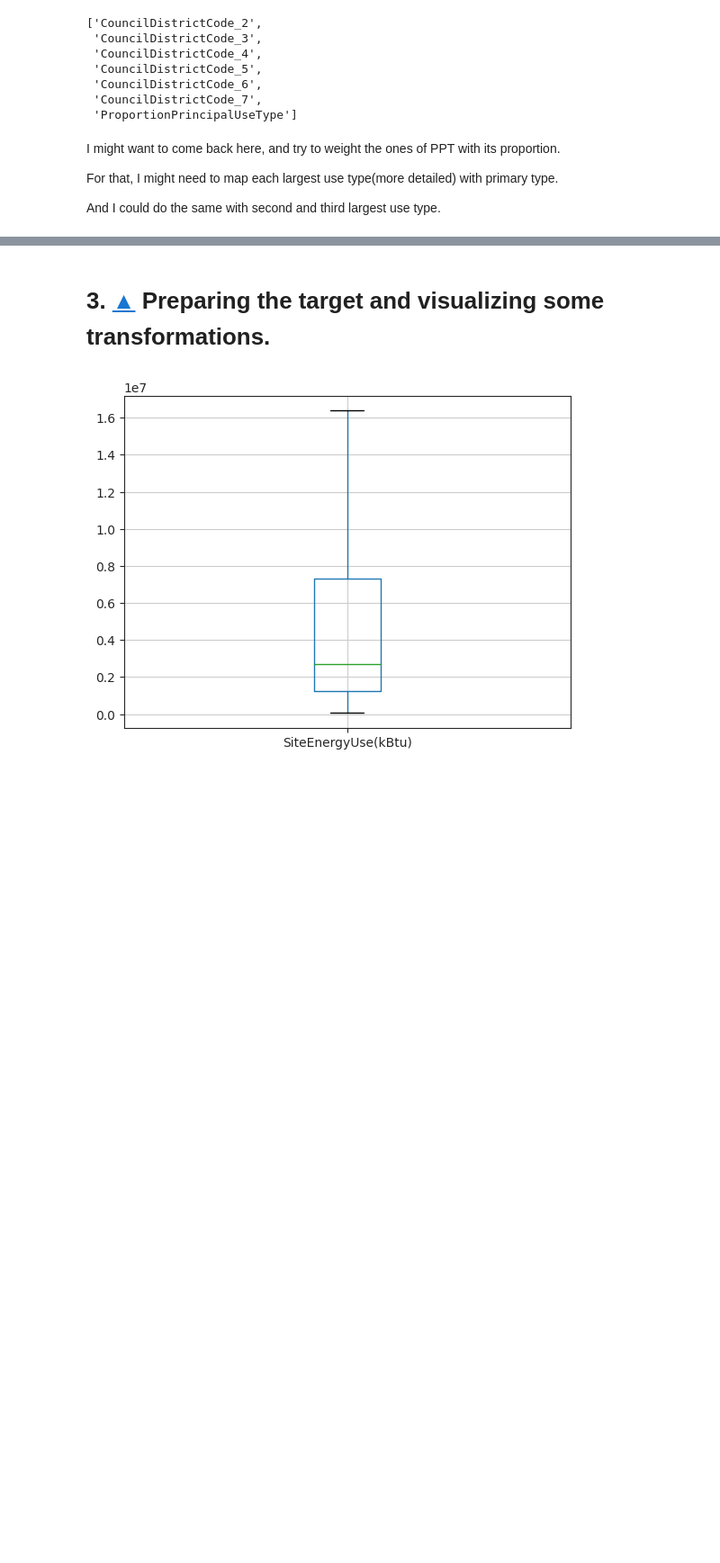
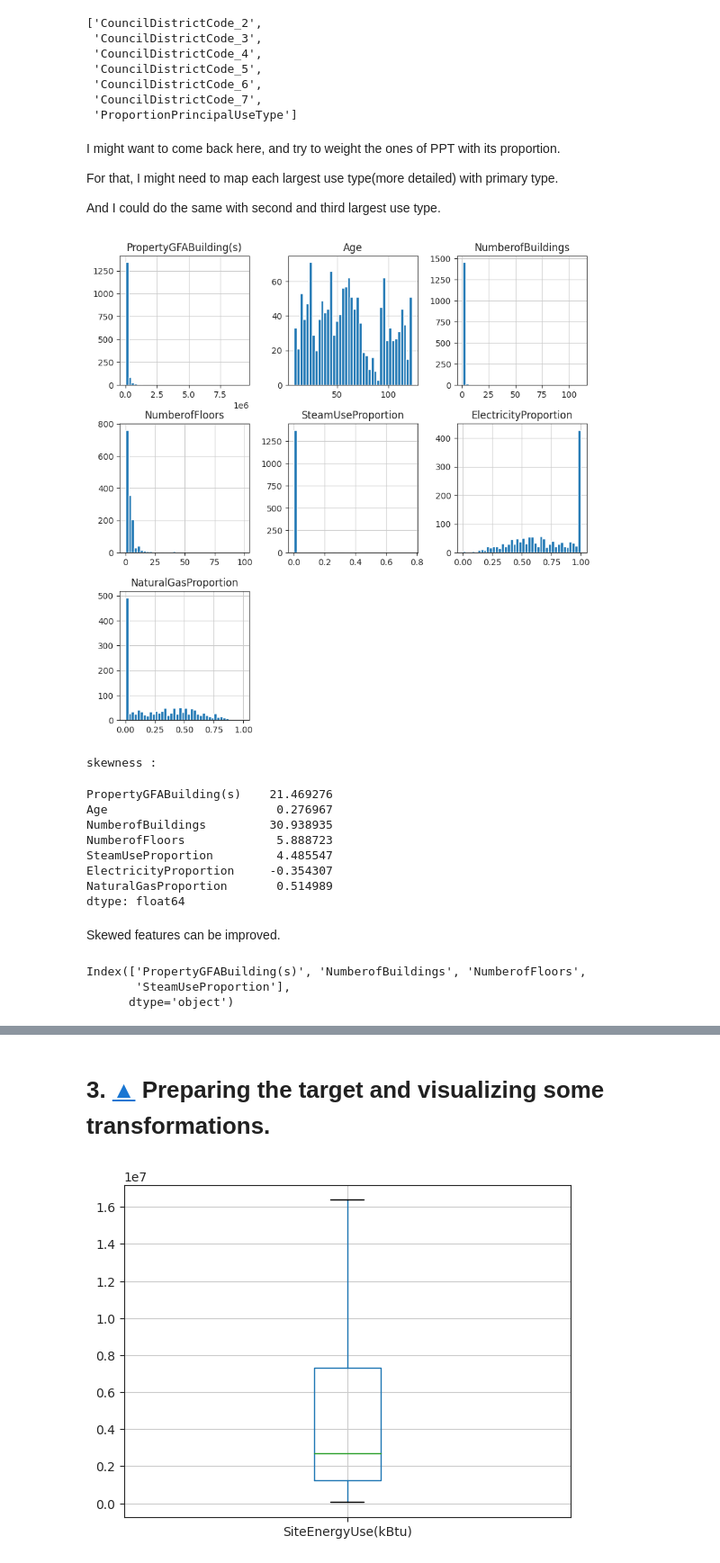
Before and after one commit to JulienfLeBoucher/OC_environmental_predictions, a Jupyter notebook: total_energy_predictions.ipynb, the cells around one changed output, grey strips where cells are left out. Shown at 90% size. Cells and saved outputs as stored; diff of their text form; code cells hidden in the pictures; blank space fills up the shorter version.

```diff
--- a/total_energy_predictions.ipynb
+++ b/total_energy_predictions.ipynb
@@ -222,19 +229,18 @@ PPT_fts = ["PrimaryPropertyType_" + cat for cat in PPT_categories[1:]]
 geo_categories = geo_encoder.categories_[0]
 geo_fts = ["CouncilDistrictCode_" + str(cat) for cat in geo_categories[1:]]
 
-core_fts = [
-    *[
-        "PropertyGFABuilding(s)",
-        "Age",
-        "NumberofBuildings",
-        "NumberofFloors",
-        "SteamUseProportion",
-        "ElectricityProportion",
-        "NaturalGasProportion",
-    ],
-    *PPT_fts,
+num_fts = [
+    "PropertyGFABuilding(s)",
+    "Age",
+    "NumberofBuildings",
+    "NumberofFloors",
+    "SteamUseProportion",
+    "ElectricityProportion",
+    "NaturalGasProportion",
 ]
 
+core_fts = [*num_fts, *PPT_fts]
+
 additional_fts = [*geo_fts, "ProportionPrincipalUseType"]
 # %%
 core_fts
@@ -272,3 +278,32 @@ I might want to come back here, and try to weight the ones of PPT with its propo
 For that, I might need to map each largest use type(more detailed) with primary type.
 
 And I could do the same with second and third largest use type.
+# %%
+data.hist(num_fts, bins=40, figsize=(10,10))
+plt.show()
+print("skewness :")
+data[num_fts].skew()
+# %% [output]
+[figure, added]
+skewness :
+PropertyGFABuilding(s)    21.469276
+Age                        0.276967
+NumberofBuildings         30.938935
+NumberofFloors             5.888723
+SteamUseProportion         4.485547
+ElectricityProportion     -0.354307
+NaturalGasProportion       0.514989
+dtype: float64
+# %% [markdown]
+Skewed features can be improved.
+# %%
+skewed_fts = (data[num_fts].skew().to_frame()
+              .rename(columns={0: "skew"})
+              .query("skew > 1")
+              .index)
+
+skewed_fts
+# %% [output]
+Index(['PropertyGFABuilding(s)', 'NumberofBuildings', 'NumberofFloors',
+       'SteamUseProportion'],
+      dtype='object')
```
Also changed, not shown: parts of 37 cells of this notebook.
